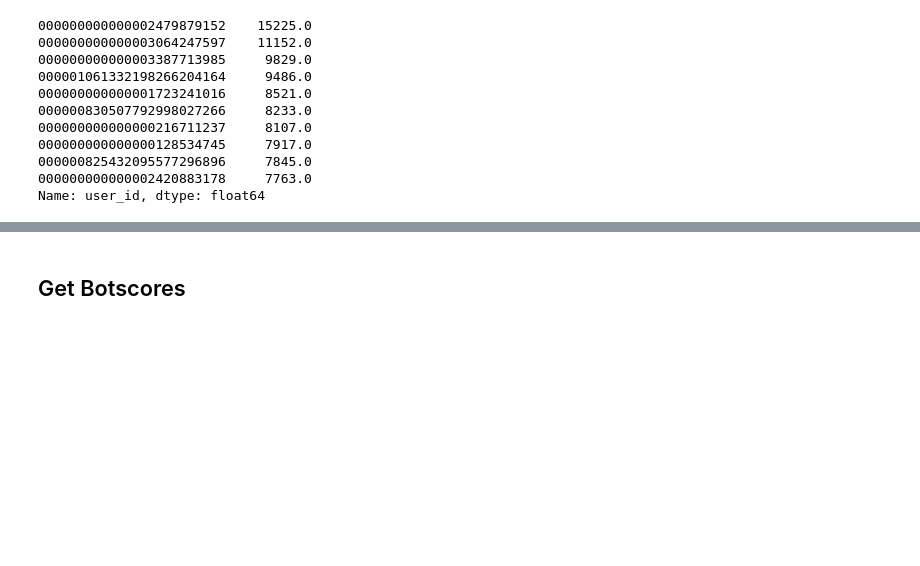
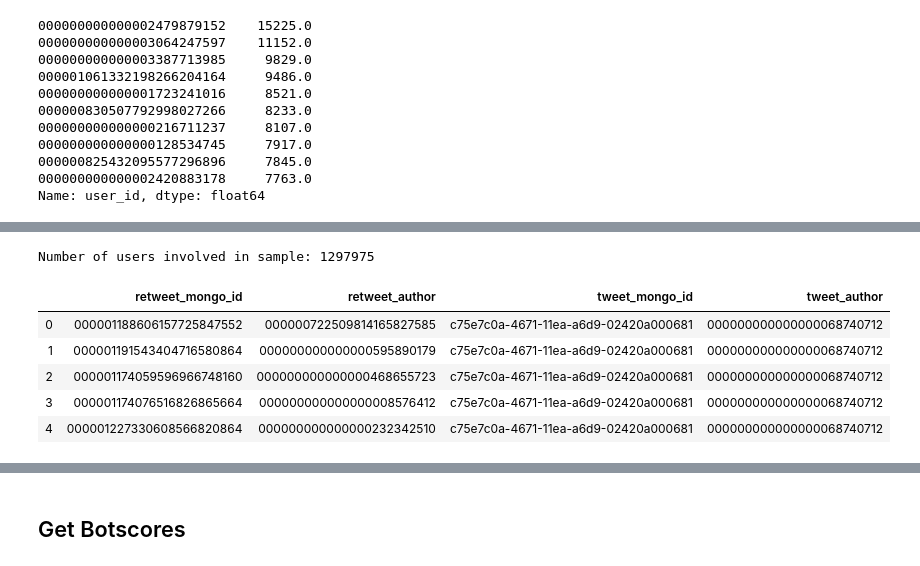
Before and after one commit to javier-pg/botbusters-spanish-general-elections-network-analysis, a Jupyter notebook: code/DataAugmentation.ipynb, the cells around one changed output, grey strips where cells are left out. Drawn from its saved outputs; the diff is of its cells as text; code cells hidden in the pictures; blank space fills up the shorter version.

```diff
--- a/code/DataAugmentation.ipynb
+++ b/code/DataAugmentation.ipynb
@@ -278,0 +304,15 @@ if len(operations) > 0:
+# %%
+set_users = set(df_sample.retweet_author.unique())
+set_users = set_users.union(set(df_sample.tweet_author.unique()))
+print("Number of users involved in sample:", len(set_users))
+# %% [output]
+Number of users involved in sample: 1297975
+# %%
+df_sample.head()
+# %% [output]
+|  | retweet_mongo_id | retweet_author | tweet_mongo_id | tweet_author |
+| 0 | 000001188606157725847552 | 000000722509814165827585 | c75e7c0a-4671-11ea-a6d9-02420a000681 | 000000000000000068740712 |
+| 1 | 000001191543404716580864 | 000000000000000595890179 | c75e7c0a-4671-11ea-a6d9-02420a000681 | 000000000000000068740712 |
+| 2 | 000001174059596966748160 | 000000000000000468655723 | c75e7c0a-4671-11ea-a6d9-02420a000681 | 000000000000000068740712 |
+| 3 | 000001174076516826865664 | 000000000000000008576412 | c75e7c0a-4671-11ea-a6d9-02420a000681 | 000000000000000068740712 |
+| 4 | 000001227330608566820864 | 000000000000000232342510 | c75e7c0a-4671-11ea-a6d9-02420a000681 | 000000000000000068740712 |
```
Also changed, not shown: parts of 29 cells of this notebook, 2 other files.
